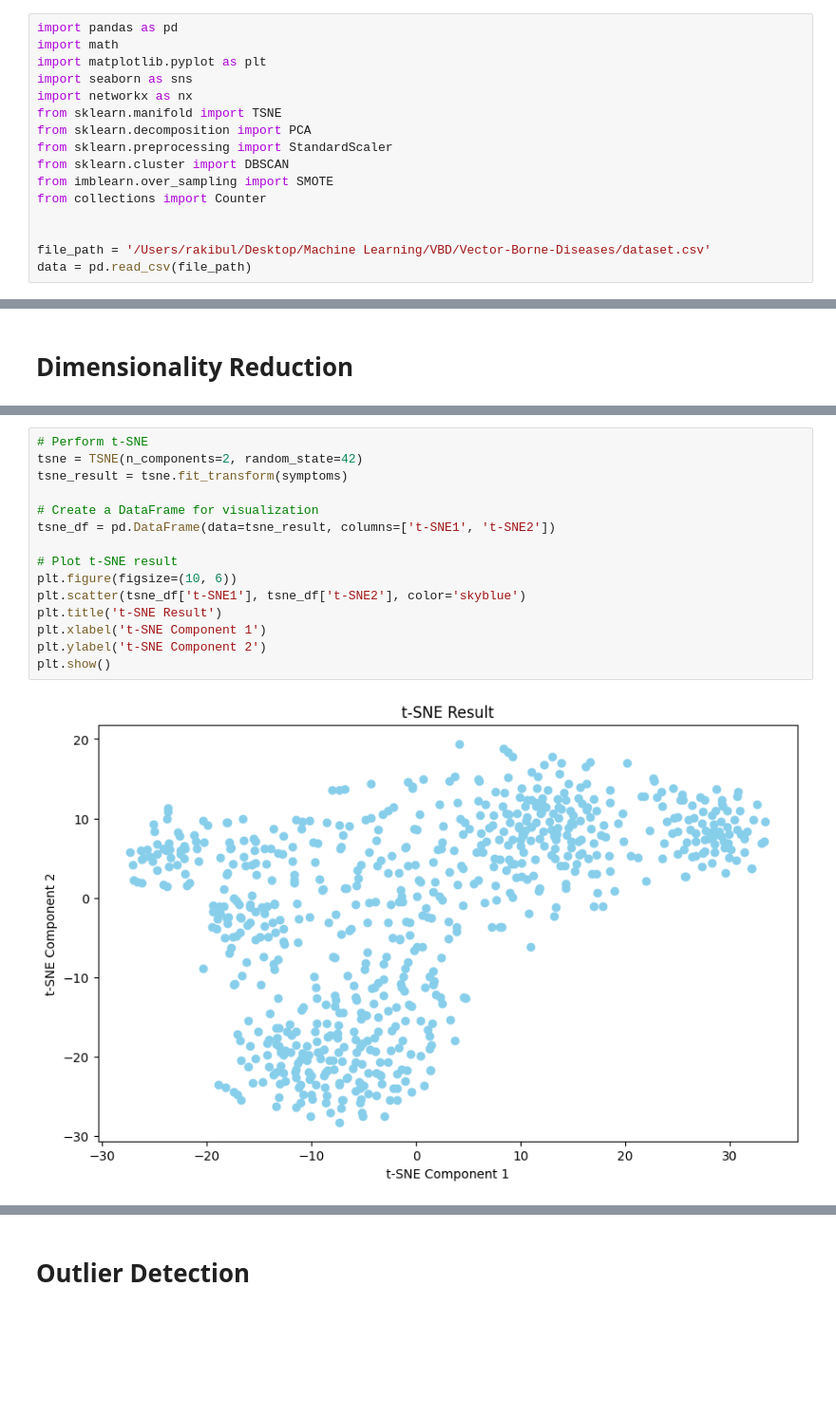
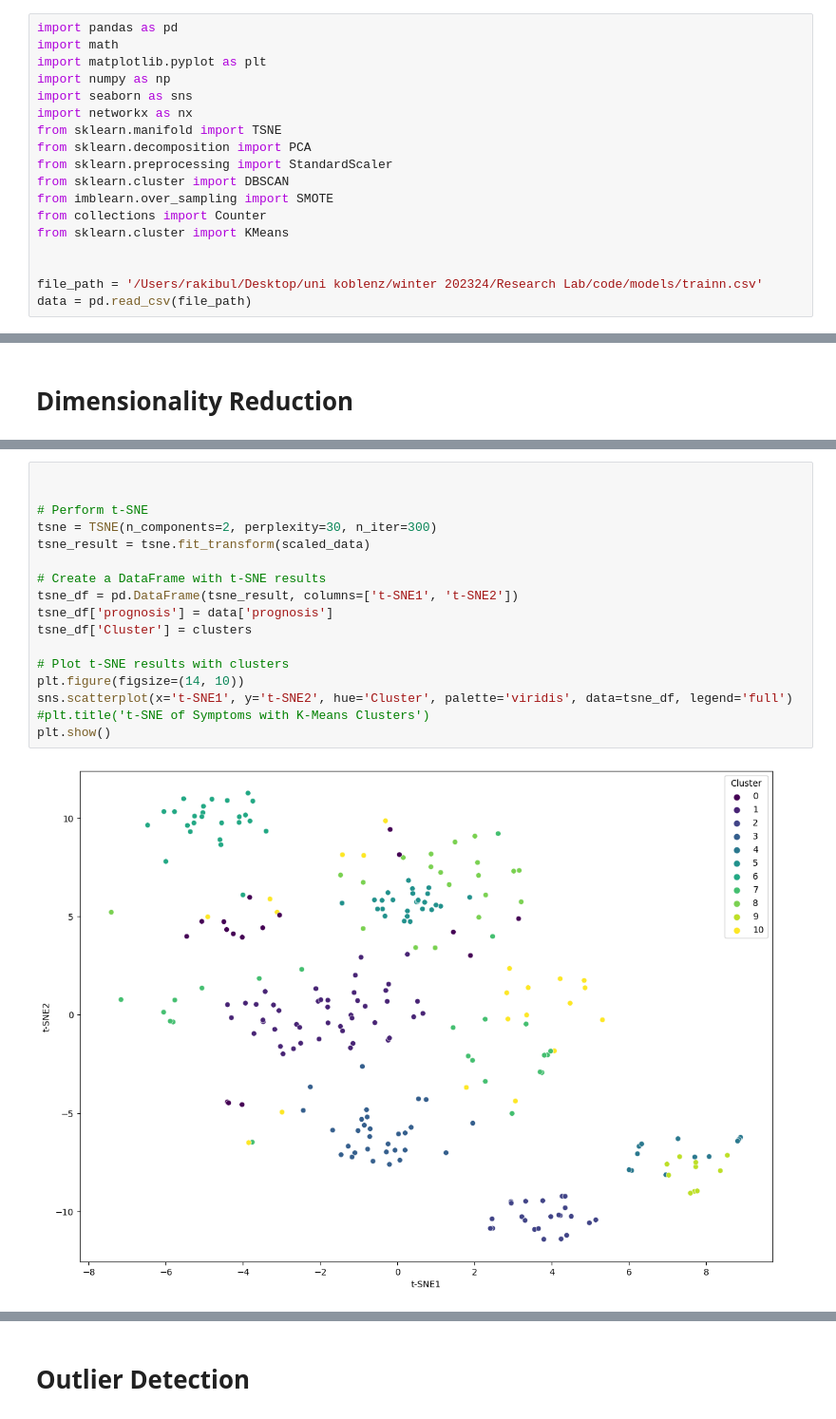
Before and after one commit to raki893/Vector-Borne-Diseases, a Jupyter notebook: Analysis.ipynb, the cells around one changed output, grey strips where cells are left out. Shown at 95% size. Cells and saved outputs as stored; diff of their text form; blank space fills up the shorter version.

```diff
--- a/Analysis.ipynb
+++ b/Analysis.ipynb
@@ -4,6 +4,7 @@
 import pandas as pd
 import math
 import matplotlib.pyplot as plt
+import numpy as np
 import seaborn as sns
 import networkx as nx
 from sklearn.manifold import TSNE
@@ -12,7 +13,8 @@ from sklearn.preprocessing import StandardScaler
 from sklearn.cluster import DBSCAN
 from imblearn.over_sampling import SMOTE
 from collections import Counter
+from sklearn.cluster import KMeans
 
 
-file_path = '/Users/rakibul/Desktop/Machine Learning/VBD/Vector-Borne-Diseases/dataset.csv'
+file_path = '/Users/rakibul/Desktop/uni koblenz/winter 202324/Research Lab/code/models/trainn.csv'
 data = pd.read_csv(file_path)
@@ -279,17 +403,19 @@ plt.show()
 # %%
+
+
 # Perform t-SNE
-tsne = TSNE(n_components=2, random_state=42)
-tsne_result = tsne.fit_transform(symptoms)
+tsne = TSNE(n_components=2, perplexity=30, n_iter=300)
+tsne_result = tsne.fit_transform(scaled_data)
 
-# Create a DataFrame for visualization
-tsne_df = pd.DataFrame(data=tsne_result, columns=['t-SNE1', 't-SNE2'])
+# Create a DataFrame with t-SNE results
+tsne_df = pd.DataFrame(tsne_result, columns=['t-SNE1', 't-SNE2'])
+tsne_df['prognosis'] = data['prognosis']
+tsne_df['Cluster'] = clusters
 
-# Plot t-SNE result
-plt.figure(figsize=(10, 6))
-plt.scatter(tsne_df['t-SNE1'], tsne_df['t-SNE2'], color='skyblue')
-plt.title('t-SNE Result')
-plt.xlabel('t-SNE Component 1')
-plt.ylabel('t-SNE Component 2')
+# Plot t-SNE results with clusters
+plt.figure(figsize=(14, 10))
+sns.scatterplot(x='t-SNE1', y='t-SNE2', hue='Cluster', palette='viridis', data=tsne_df, legend='full')
+#plt.title('t-SNE of Symptoms with K-Means Clusters')
 plt.show()
 # %% [output]
-[figure, old version]
+[figure, new version]
```
Also changed, not shown: parts of 29 cells of this notebook, 7 other files.
